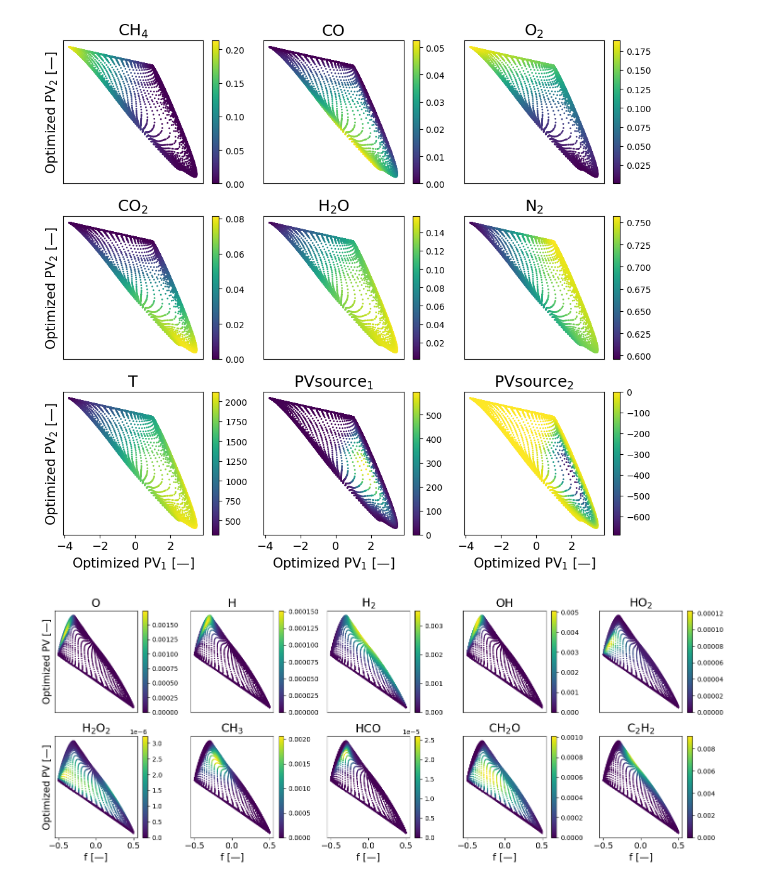
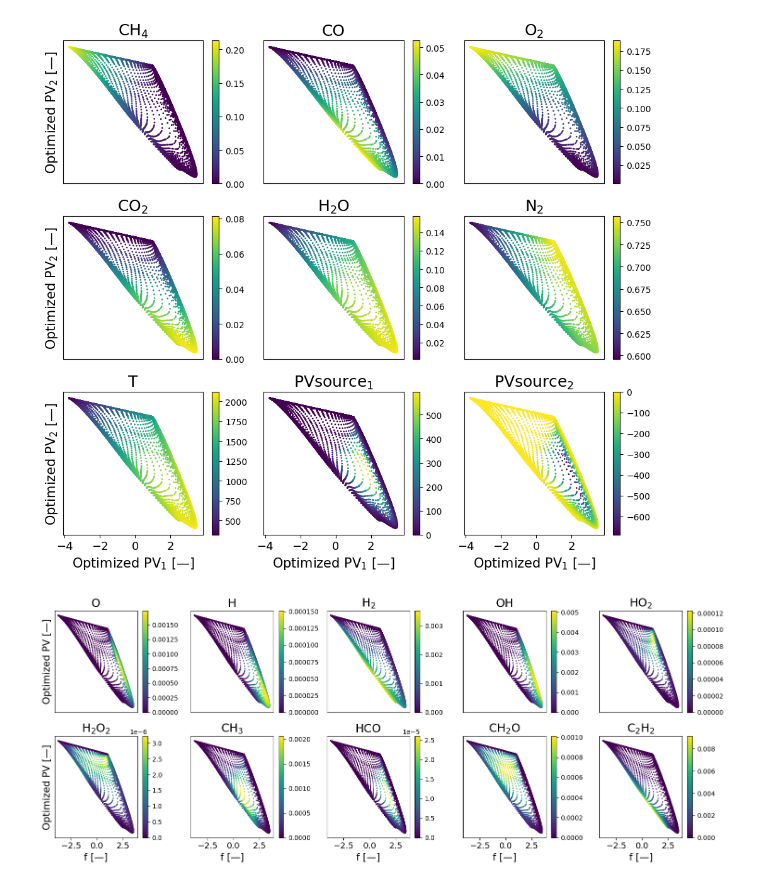
Before and after one commit to GregoireCorluy/Encoder-decoder-for-practical-ROM, a Jupyter notebook: analysis/2026-08-03-1-Visualize-trainings-ED-2-optimized-PVs.ipynb, the cells around one changed output. Drawn from its saved outputs; the diff is of its cells as text; code cells hidden in the pictures.

```diff
--- a/analysis/2026-08-03-1-Visualize-trainings-ED-2-optimized-PVs.ipynb
+++ b/analysis/2026-08-03-1-Visualize-trainings-ED-2-optimized-PVs.ipynb
@@ -125,8 +132,8 @@ keys = species + [] #"T"
 mixture_fraction = extraVars
 
 save = True
-pathSave = "C:/Users/Admin/Documents/PhD-ULB/Figures/2026-PV-optimization-for-practical-ROM/2022-Malik/Visualizations/f-PV manifolds/Optimized/"
-name = f"f-PV_opt ({id}) - colored by minor species"
+pathSave = "C:/Users/Admin/Documents/PhD-ULB/Figures/2026-PV-optimization-for-practical-ROM/2022-Malik/Visualizations/f-PV manifolds/2 optimized PVs/"
+name = f"2PV_opt ({id}) - colored by minor species"
 
 # =============================================================================
 # Plot
@@ -151,8 +158,8 @@ for i, key in enumerate(keys):
 
     # Scatter plot
     sc = ax.scatter(
-        mixture_fraction,
-        PV,
+        PV[:, 0],
+        PV[:, 1],
         c=dataColor,
         cmap="viridis",
         s=1
@@ -166,31 +173,31 @@ for i, key in enumerate(keys):
         ax.set_xticks([])
 
     # y-axis formatting
     if i % cols == 0:
         ax.set_ylabel(f"Optimized PV [\u2014]", fontsize=15)
 
     ax.set_yticks([])
 
     # Nice title formatting
     title = (
         latex_species(key)
     )
 
     ax.set_title(title, fontsize=18)
 
     # Individual colorbar
     cbar = plt.colorbar(sc, ax=ax)
     cbar.ax.tick_params(labelsize=10)
 
 # Disable unused axes
 for j in range(len(keys), len(axes)):
     axes[j].axis("off")
 
 plt.tight_layout()
 
 if save:
     plt.savefig(pathSave + name, dpi=300, bbox_inches="tight")
 
 plt.show()
 # %% [output]
-[figure, old version]
+[figure, new version]
```
Also changed, not shown: parts of 2 cells of this notebook, 1 other file.
